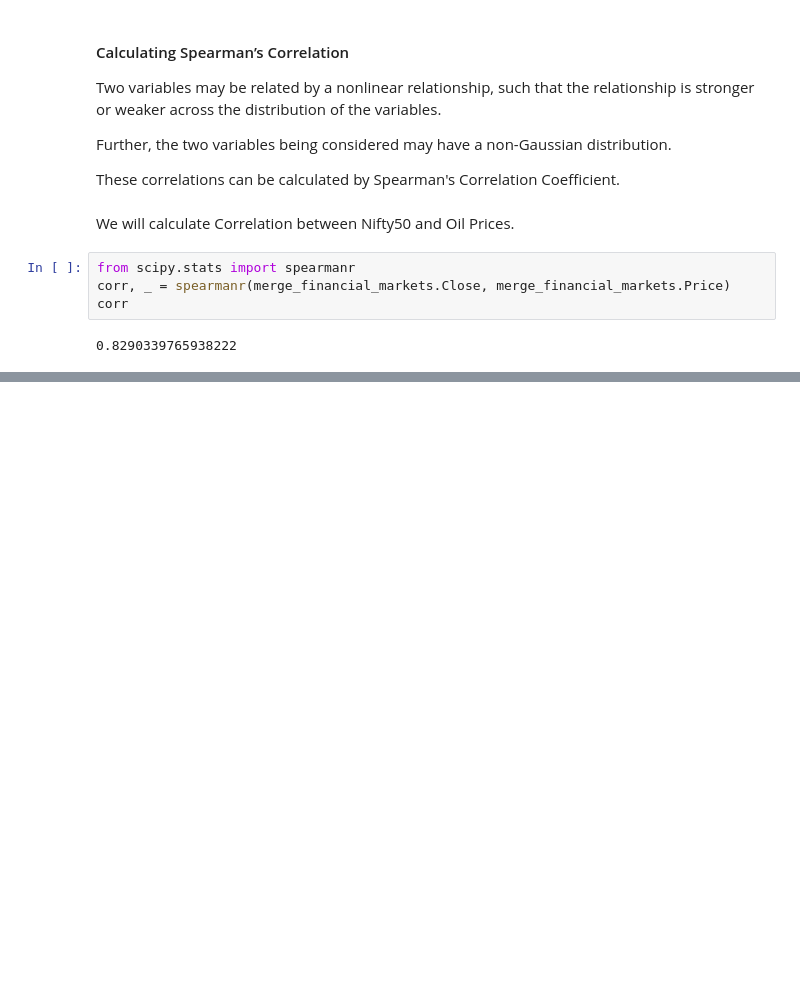
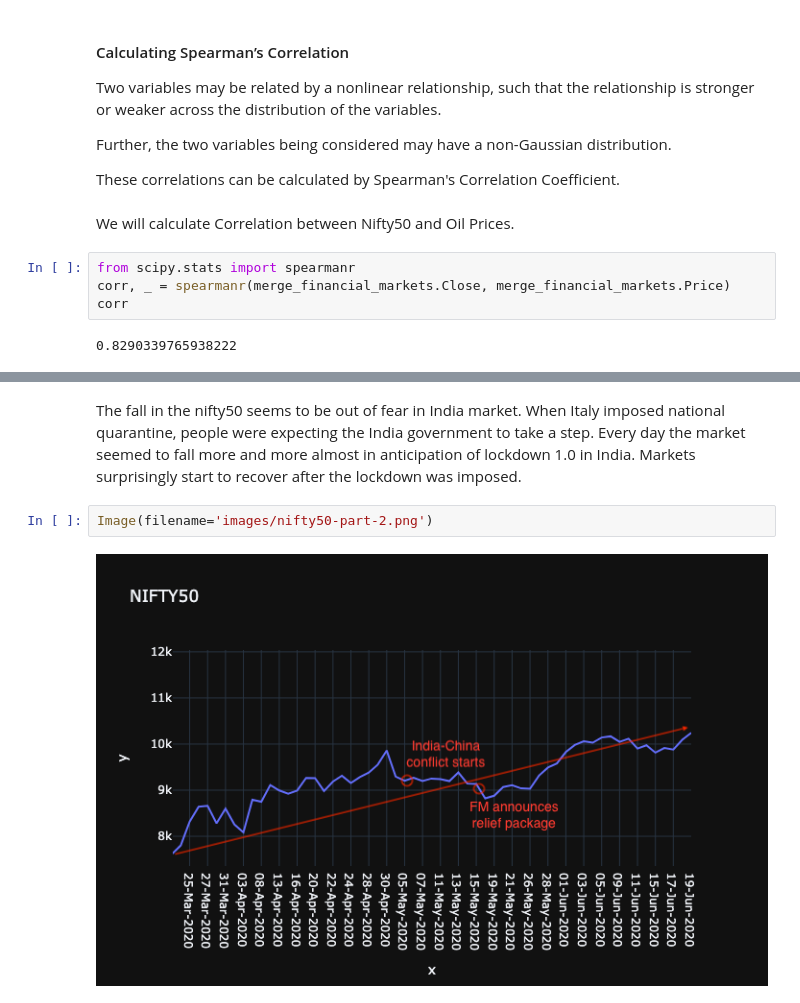
Before and after one commit to vaibhawvipul/financial-markets-analysis-2020, a Jupyter notebook: Analysis of Financial markets after 6 months of COVID-19.ipynb, the cells around one changed output, grey strips where cells are left out. Cells and saved outputs as stored; diff of their text form; blank space fills up the shorter version.

```diff
--- a/Analysis of Financial markets after 6 months of COVID-19.ipynb
+++ b/Analysis of Financial markets after 6 months of COVID-19.ipynb
@@ -348,0 +421,6 @@ corr
+# %% [markdown]
+The fall in the nifty50 seems to be out of fear in India market. When Italy imposed national quarantine, people were expecting the India government to take a step. Every day the market seemed to fall more and more almost in anticipation of lockdown 1.0 in India. Markets surprisingly start to recover after the lockdown was imposed.
+# %%
+Image(filename='images/nifty50-part-2.png')
+# %% [output]
+[figure, added]
```
Also changed, not shown: parts of 14 cells of this notebook, 3 other files.
